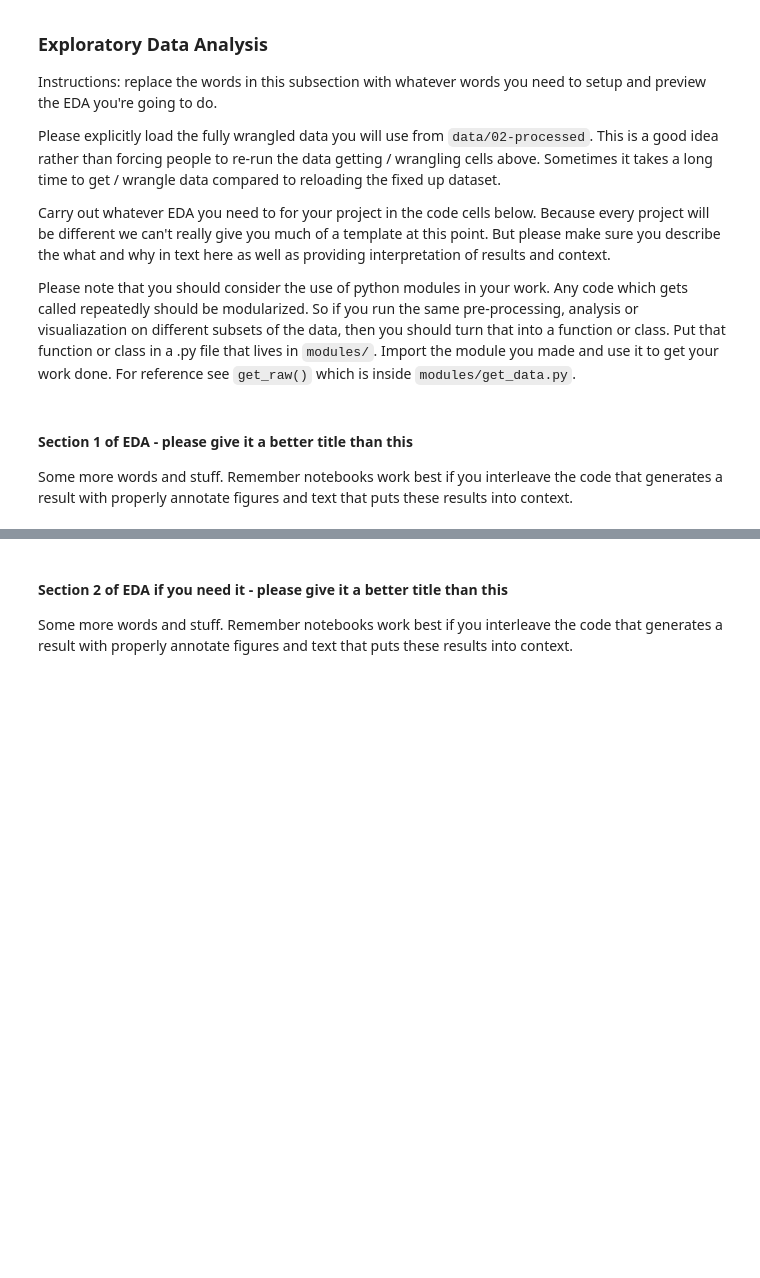
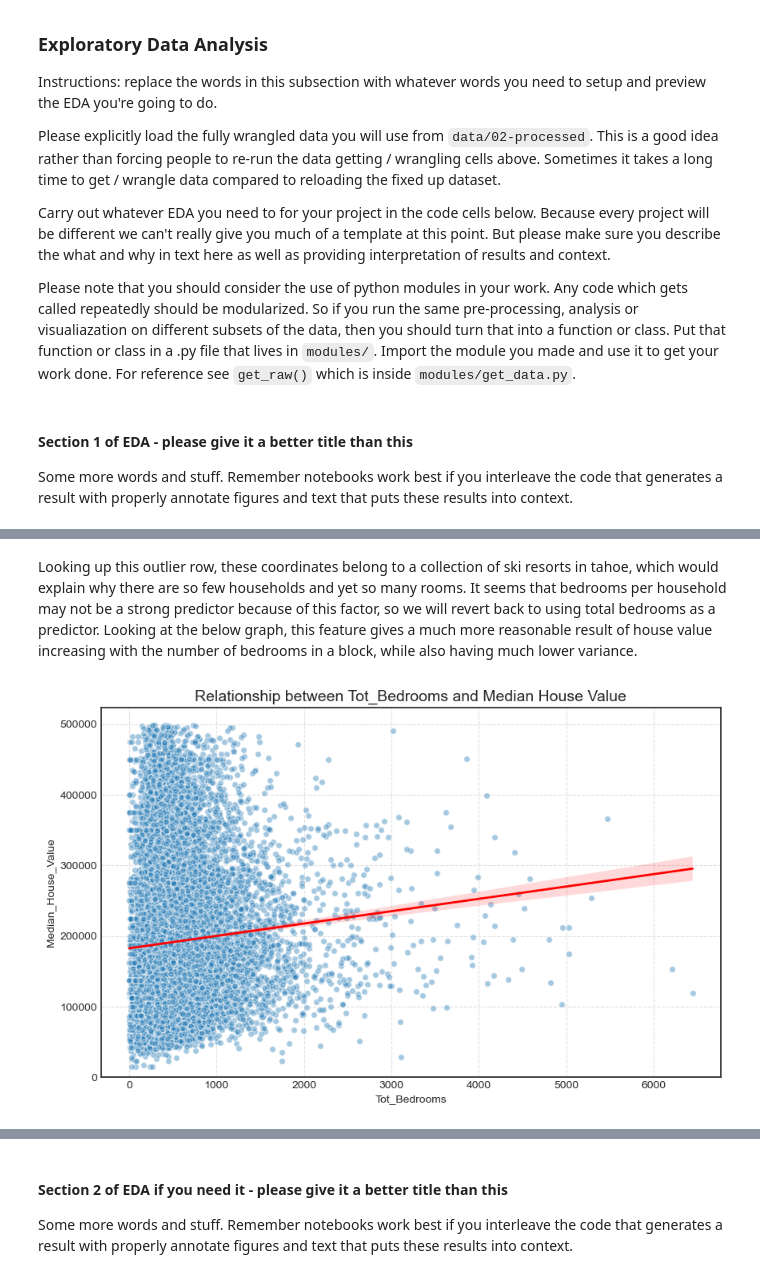
Before and after one commit to COGS108/Group091_WI26, a Jupyter notebook: 02-EDACheckpoint.ipynb, the cells around one changed output, grey strips where cells are left out. Saved outputs shown, nothing was run; the diff lists cells and outputs as text; code cells hidden in the pictures; blank space fills up the shorter version.

```diff
--- a/02-EDACheckpoint.ipynb
+++ b/02-EDACheckpoint.ipynb
@@ -305,0 +482,6 @@ Some more words and stuff.  Remember notebooks work best if you interleave the c
+# %% [markdown]
+Looking up this outlier row, these coordinates belong to a collection of ski resorts in tahoe, which would explain why there are so few households and yet so many rooms. It seems that bedrooms per household may not be a strong predictor because of this factor, so we will revert back to using total bedrooms as a predictor. Looking at the below graph, this feature gives a much more reasonable result of house value increasing with the number of bedrooms in a block, while also having much lower variance.
+# %%
+create_linreg_plot("Tot_Bedrooms")
+# %% [output]
+[figure, added]
```
Also changed, not shown: parts of 31 cells of this notebook.
